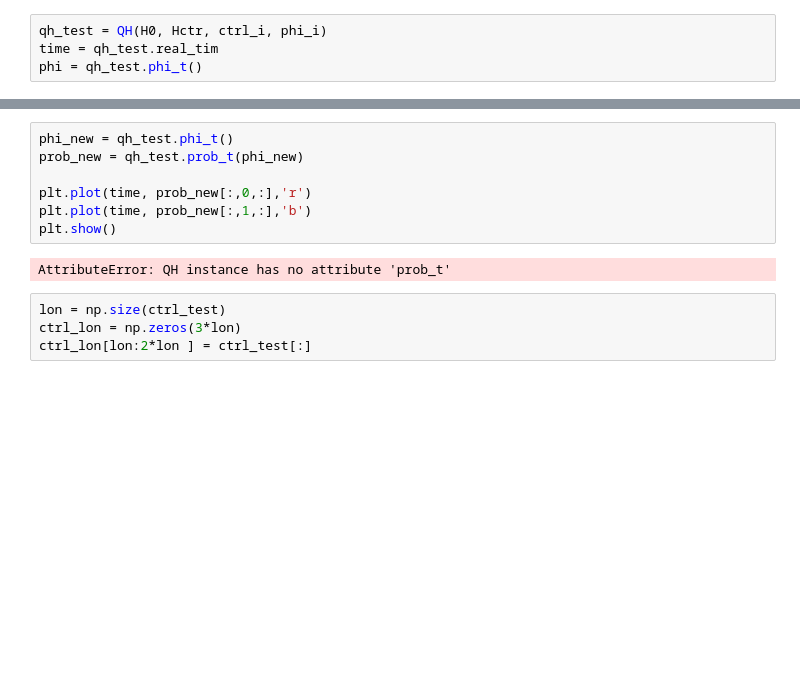
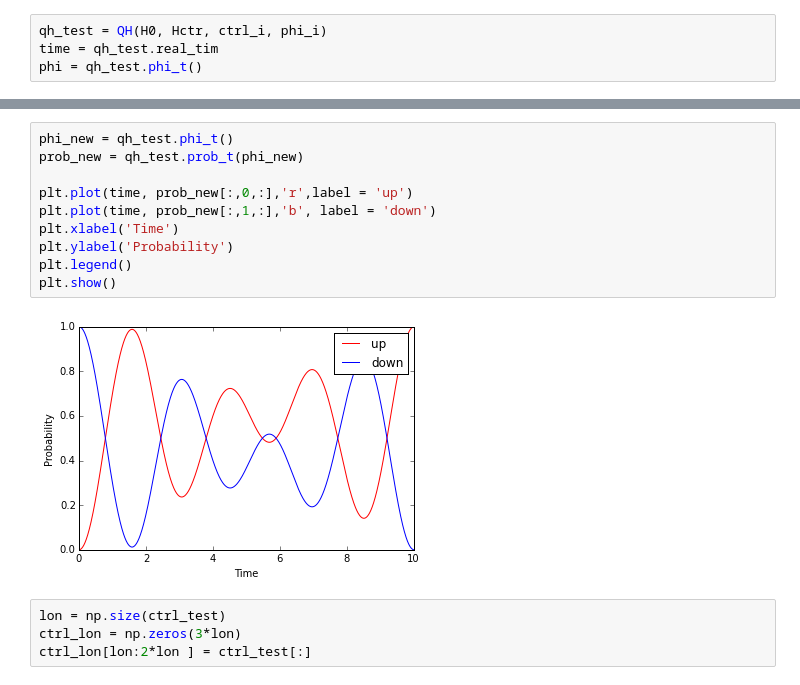
Before and after one commit to abyellow/abin-quantunm-optimal-control, a Jupyter notebook: Untitled1.ipynb, the cells around one changed output, grey strips where cells are left out. Saved outputs shown, nothing was run; the diff lists cells and outputs as text; blank space fills up the shorter version.

```diff
--- a/Untitled1.ipynb
+++ b/Untitled1.ipynb
@@ -49,12 +49,15 @@ IterTime: 37,   Error: [[  9.69336162e-05]],   TotTime: 82.031511,   AvgTime: 2.
 # %%
 phi_new = qh_test.phi_t()
 prob_new = qh_test.prob_t(phi_new)
 
-plt.plot(time, prob_new[:,0,:],'r')
-plt.plot(time, prob_new[:,1,:],'b')
+plt.plot(time, prob_new[:,0,:],'r',label = 'up')
+plt.plot(time, prob_new[:,1,:],'b', label = 'down')
+plt.xlabel('Time')
+plt.ylabel('Probability')
+plt.legend()
 plt.show()
 # %% [output]
-AttributeError: QH instance has no attribute 'prob_t'
+[figure, added]
 # %%
 lon = np.size(ctrl_test)
 ctrl_lon = np.zeros(3*lon)
```
Also changed, not shown: parts of 3 cells of this notebook, 3 other files.
